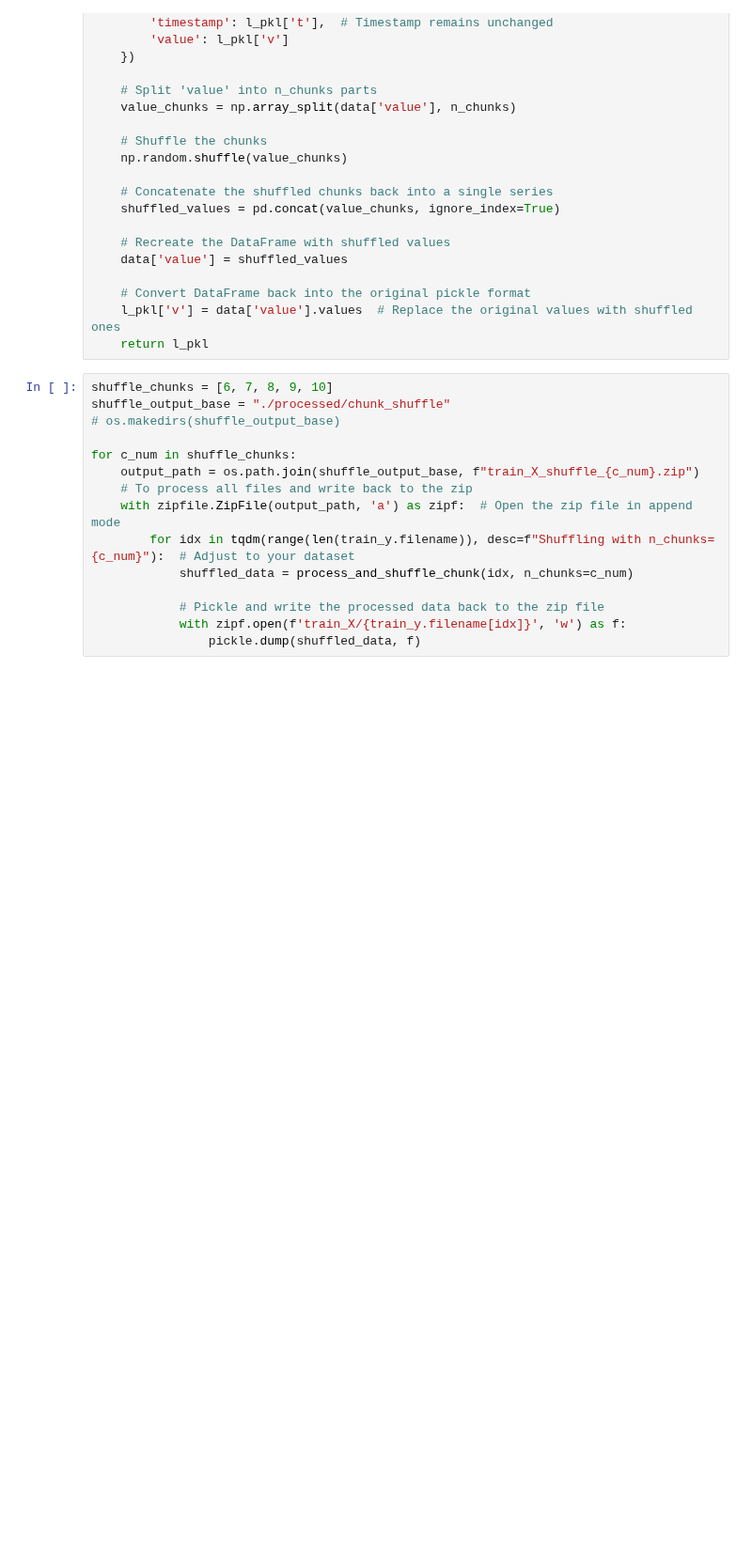
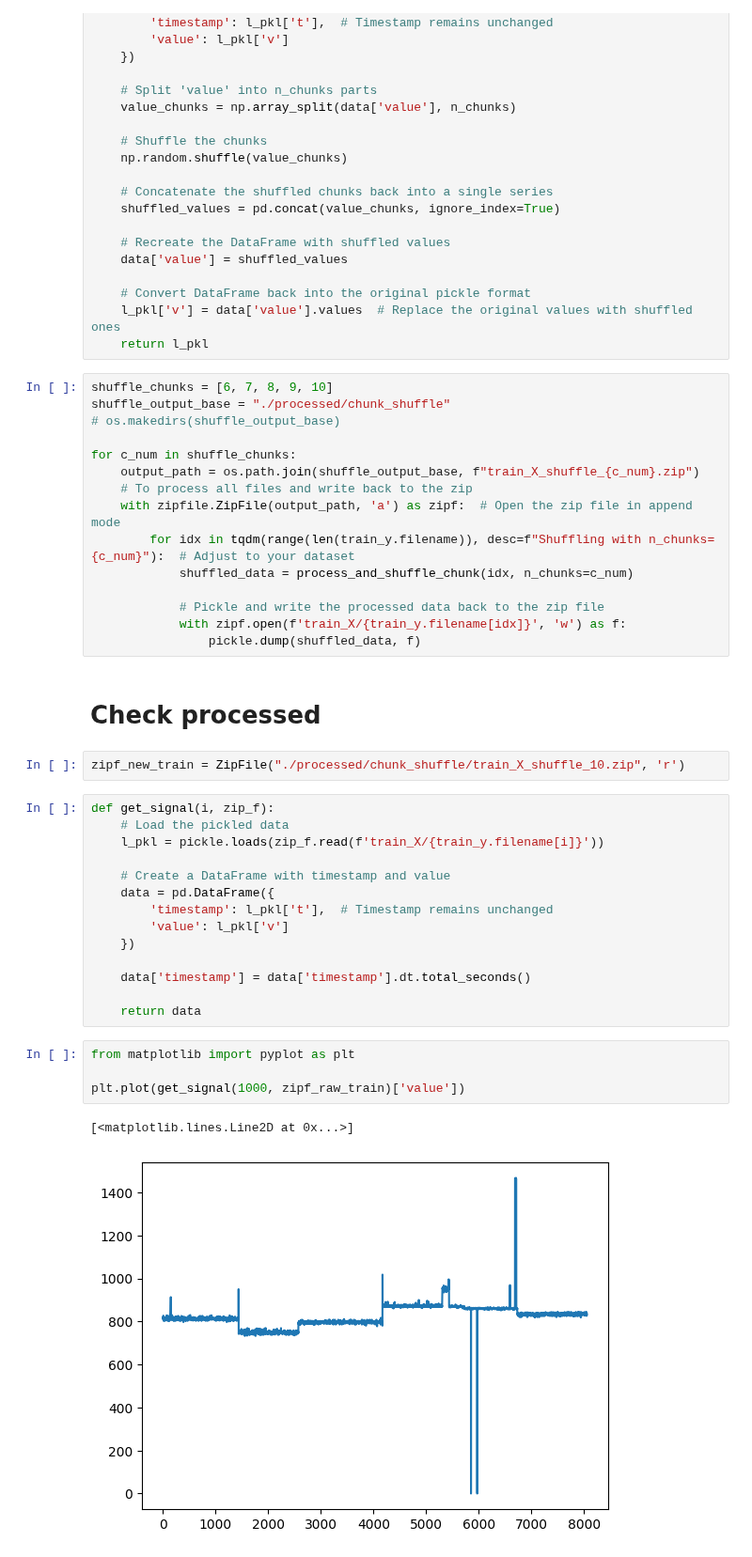
Before and after one commit to JoeZhao527/cl-bricks, a Jupyter notebook: augmentation_signal.ipynb, the cells around one changed output. Shown at 94% size. Drawn from its saved outputs; the diff is of its cells as text; blank space fills up the shorter version.

```diff
--- a/augmentation_signal.ipynb
+++ b/augmentation_signal.ipynb
@@ -59,3 +59,28 @@ for c_num in shuffle_chunks:
             # Pickle and write the processed data back to the zip file
             with zipf.open(f'train_X/{train_y.filename[idx]}', 'w') as f:
                 pickle.dump(shuffled_data, f)
+# %% [markdown]
+# Check processed
+# %%
+zipf_new_train = ZipFile("./processed/chunk_shuffle/train_X_shuffle_10.zip", 'r')
+# %%
+def get_signal(i, zip_f):
+    # Load the pickled data
+    l_pkl = pickle.loads(zip_f.read(f'train_X/{train_y.filename[i]}'))
+
+    # Create a DataFrame with timestamp and value
+    data = pd.DataFrame({
+        'timestamp': l_pkl['t'],  # Timestamp remains unchanged
+        'value': l_pkl['v']
+    })
+
+    data['timestamp'] = data['timestamp'].dt.total_seconds()
+
+    return data
+# %%
+from matplotlib import pyplot as plt
+
+plt.plot(get_signal(1000, zipf_raw_train)['value'])
+# %% [output]
+[<matplotlib.lines.Line2D at 0x...>]
+[figure, added]
```
Also changed, not shown: parts of 1 cell of this notebook.
